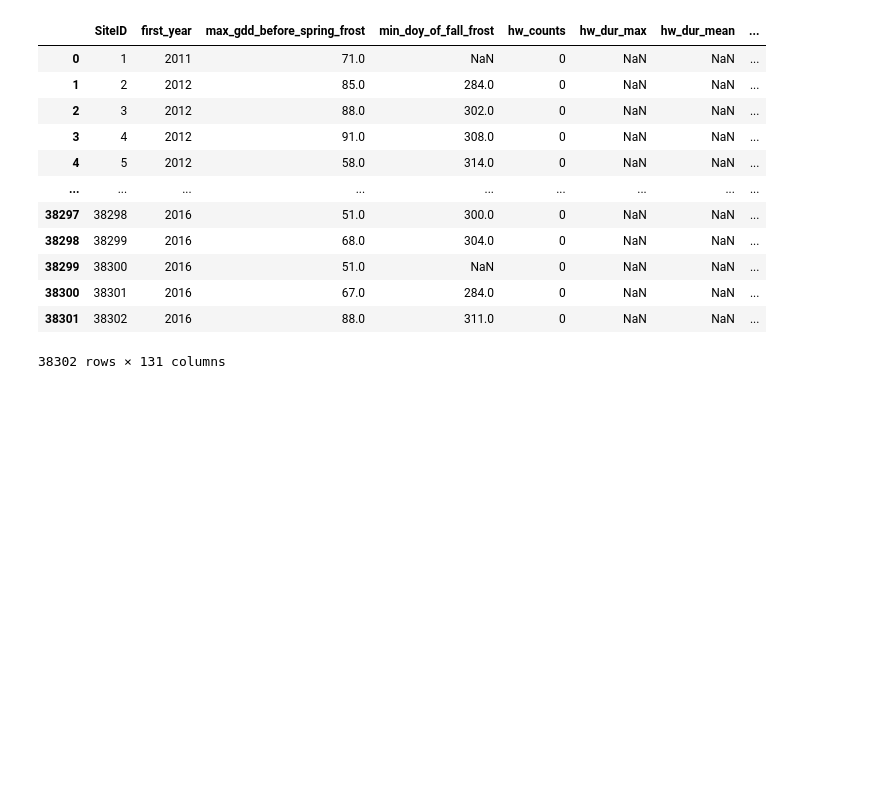
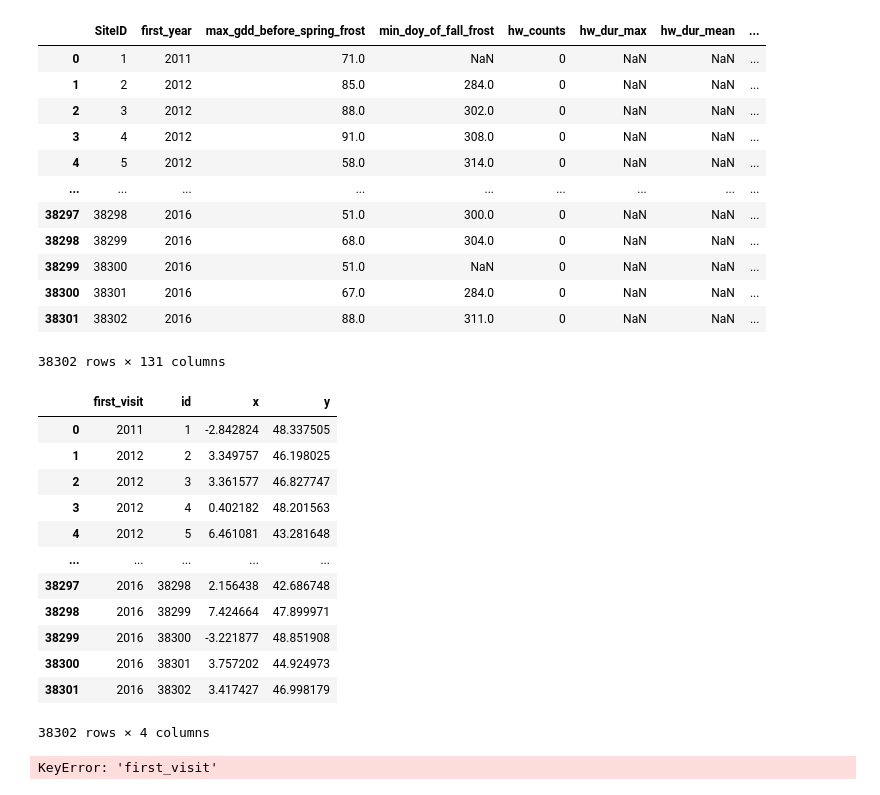
Before and after one commit to padasch/ifn_analysis, a Jupyter notebook: python/02_process_gee_data/load-wrangle-save_ALL_gee_data.ipynb, the cells around one changed output. Saved outputs shown, nothing was run; the diff lists cells and outputs as text; code cells hidden in the pictures; blank space fills up the shorter version.

```diff
--- a/python/02_process_gee_data/load-wrangle-save_ALL_gee_data.ipynb
+++ b/python/02_process_gee_data/load-wrangle-save_ALL_gee_data.ipynb
@@ -83,3 +116,33 @@ pd.read_csv("final_gee_predictor_dataset.csv")
 df_all = pd.read_csv("final_gee_predictor_dataset.csv")
 # %%
 df_sites = pd.read_csv("../00_process_nfi_data/nfi_final_sites.csv", index_col=0)
+# %%
+pd.read_csv(here("python/00_process_nfi_data/nfi_final_sites.csv"))
+# %% [output]
+|  | first_visit | id | x | y |
+| 0 | 2011 | 1 | -2.842824 | 48.337505 |
+| 1 | 2012 | 2 | 3.349757 | 46.198025 |
+| 2 | 2012 | 3 | 3.361577 | 46.827747 |
+| 3 | 2012 | 4 | 0.402182 | 48.201563 |
+| 4 | 2012 | 5 | 6.461081 | 43.281648 |
+| ... | ... | ... | ... | ... |
+| 38297 | 2016 | 38298 | 2.156438 | 42.686748 |
+| 38298 | 2016 | 38299 | 7.424664 | 47.899971 |
+| 38299 | 2016 | 38300 | -3.221877 | 48.851908 |
+| 38300 | 2016 | 38301 | 3.757202 | 44.924973 |
+| 38301 | 2016 | 38302 | 3.417427 | 46.998179 |
+38302 rows × 4 columns
+# %%
+# Load data from csv
+data = get_nfi_coordinates_site_year(with_idp=False)
+
+# Clean first and last date for download routine
+data_clean = adjust_first_last_date(
+    df=data,
+    plus_years=1,
+    minus_years=1,
+    first_date="01-01",
+    last_date="12-31",
+)
+# %% [output]
+KeyError: 'first_visit'
```
Also changed, not shown: parts of 5 cells of this notebook, 18 other files.
